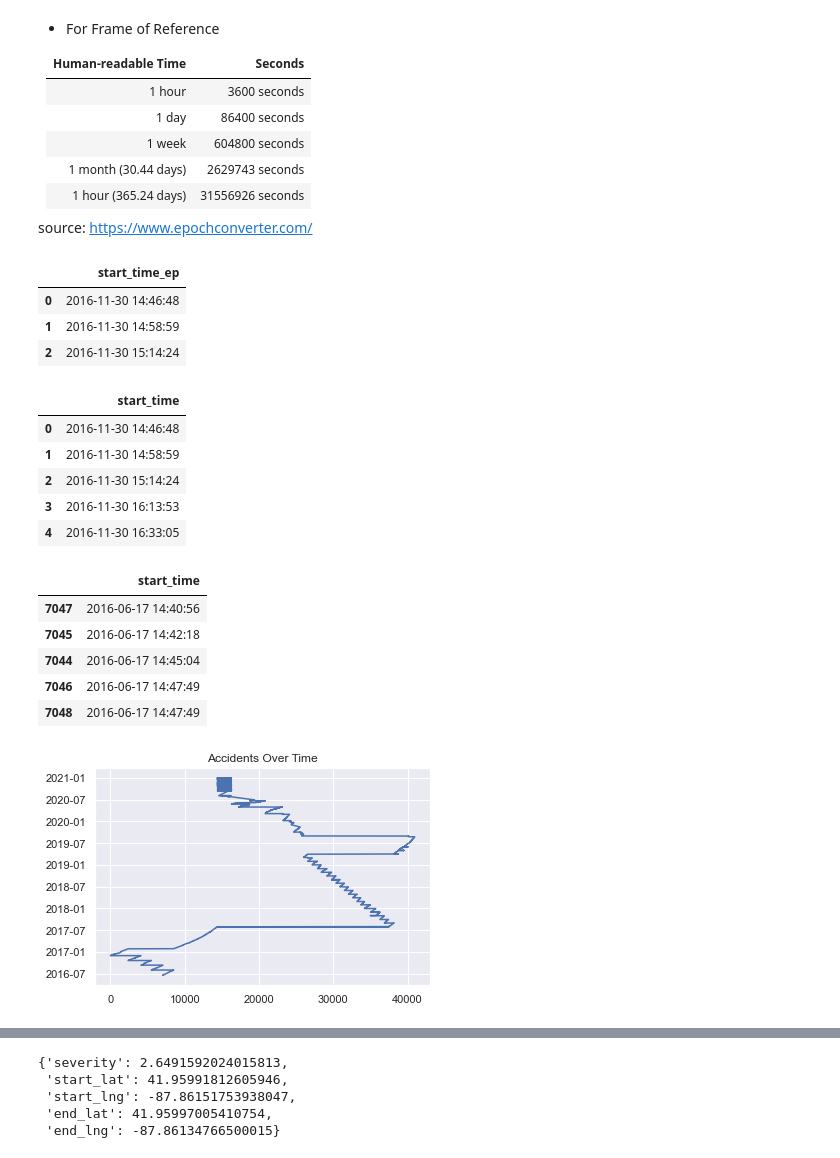
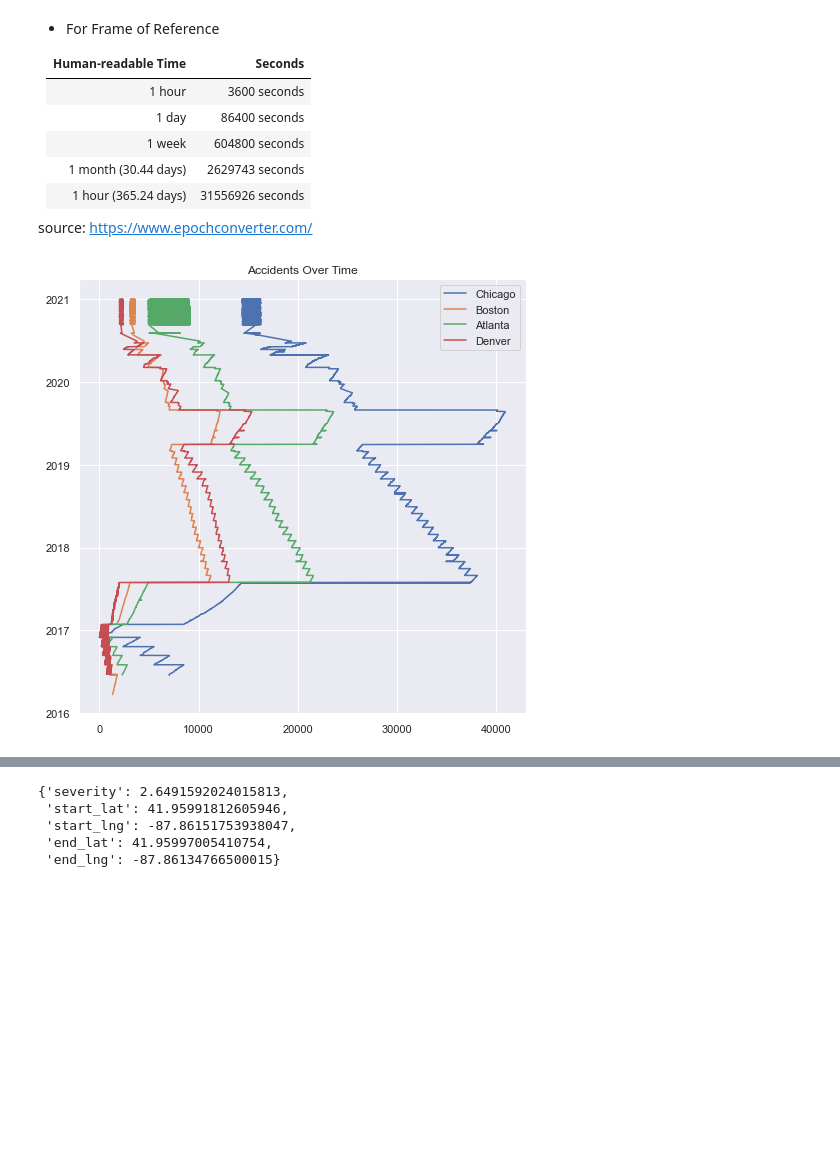
Before and after one commit to jeffreyfloyd/DST-and-traffic-implications, a Jupyter notebook: code/EDA_5_combined.ipynb, the cells around one changed output, grey strips where cells are left out. Cells and saved outputs as stored; diff of their text form; code cells hidden in the pictures; blank space fills up the shorter version.

Commit message:
Fixed Denver data and re-ran all cleaning and EDA

```diff
--- a/code/EDA_5_combined.ipynb
+++ b/code/EDA_5_combined.ipynb
@@ -743,38 +728,29 @@ plt.yticks(rotation = 90);
 | 1 hour (365.24 days) | 31556926 seconds |
 
 source: https://www.epochconverter.com/
-# %%
-chi_df_time_convert = pd.to_datetime(chi_df['start_time_ep'], unit = 's')
-chi_df_time_convert = pd.DataFrame(chi_df_time_convert)
-chi_df_time_convert.head(3)
-# %% [output]
-|  | start_time_ep |
-| 0 | 2016-11-30 14:46:48 |
-| 1 | 2016-11-30 14:58:59 |
-| 2 | 2016-11-30 15:14:24 |
-# %%
-chi_df_time_convert.rename(columns = {'start_time_ep': 'start_time'}, inplace = True)
-chi_df_time_convert.head()
-# %% [output]
-|  | start_time |
-| 0 | 2016-11-30 14:46:48 |
-| 1 | 2016-11-30 14:58:59 |
-| 2 | 2016-11-30 15:14:24 |
-| 3 | 2016-11-30 16:13:53 |
-| 4 | 2016-11-30 16:33:05 |
-# %%
-chi_df_time_convert = chi_df_time_convert.sort_values('start_time')
-chi_df_time_convert.head()
-# %% [output]
-|  | start_time |
-| 7047 | 2016-06-17 14:40:56 |
-| 7045 | 2016-06-17 14:42:18 |
-| 7044 | 2016-06-17 14:45:04 |
-| 7046 | 2016-06-17 14:47:49 |
-| 7048 | 2016-06-17 14:47:49 |
+# %%
+def back_from_the_epoch(dataframe):
+    dataframe_time = pd.to_datetime(dataframe['start_time_ep'], unit = 's')
+    dataframe_time = pd.DataFrame(dataframe_time)
+    dataframe_time = dataframe_time.rename(columns = {'start_time_ep': 'start_time'})
+    dataframe_time = dataframe_time.sort_values('start_time')
+
+    return dataframe_time
+# %%
+chi_df_time = back_from_the_epoch(chi_df)
+bos_df_time = back_from_the_epoch(bos_df)
+atl_df_time = back_from_the_epoch(atl_df)
+dia_df_time = back_from_the_epoch(dia_df)
 # %%
 #https://www.python-graph-gallery.com/242-area-chart-and-faceting
-plt.plot(chi_df_time_convert)
-plt.title("Accidents Over Time");
+plt.figure(figsize = (8, 8))
+
+plt.plot(chi_df_time)
+plt.plot(bos_df_time)
+plt.plot(atl_df_time)
+plt.plot(dia_df_time)
+
+plt.title("Accidents Over Time")
+plt.legend(labels = ['Chicago', 'Boston', 'Atlanta', 'Denver']);
 # %% [output]
-[figure, old version]
+[figure, new version]
```
Also changed, not shown: parts of 10 cells of this notebook, 6 other files.
